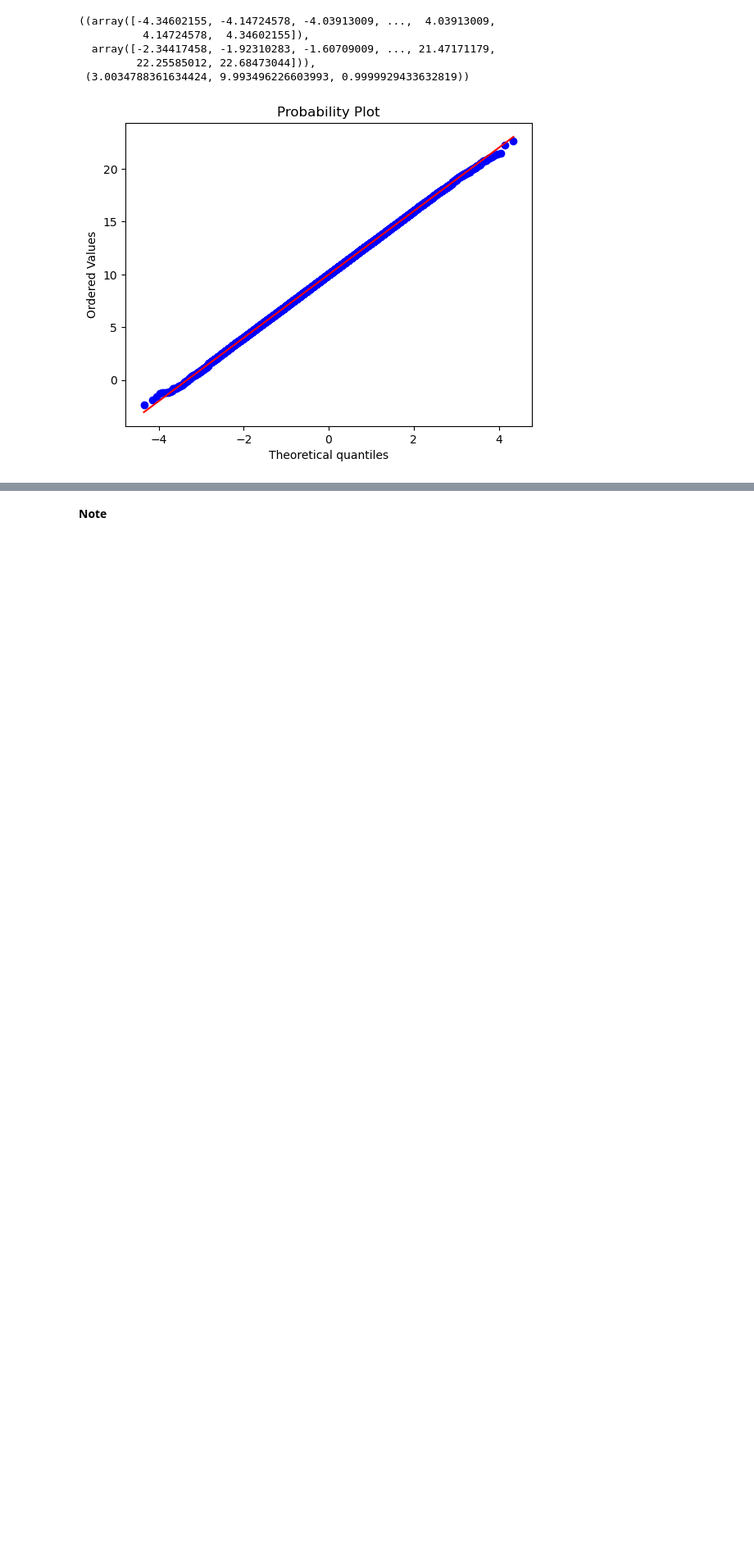
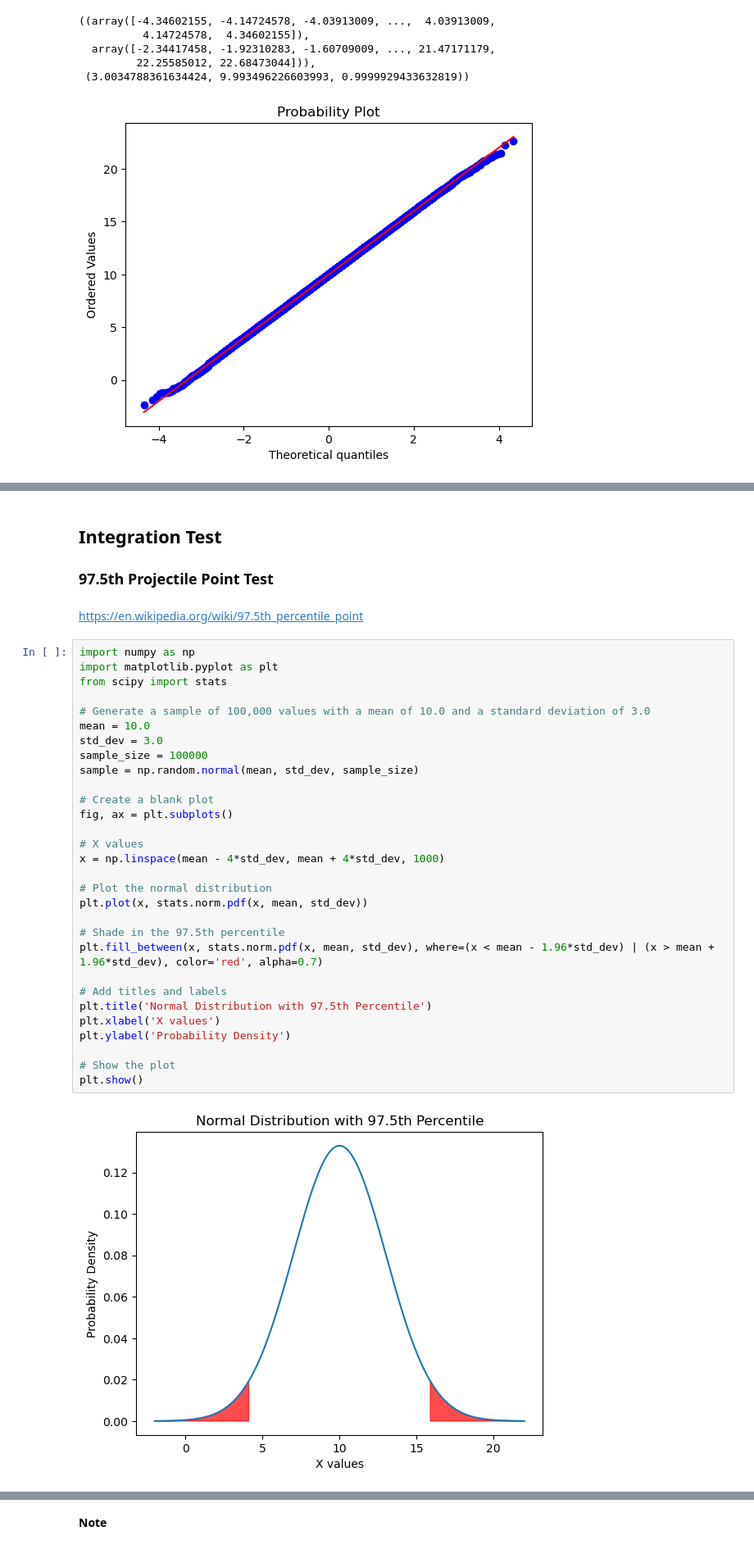
Before and after one commit to ECronin1973/Applied_Statistics_MyWork, a Jupyter notebook: tasks.ipynb, the cells around one changed output, grey strips where cells are left out. Shown: that part at 82% size. Drawn from its saved outputs; the diff is of its cells as text; blank space fills up the shorter version.

Commit message:
Task Two within Tasks.ipynb updated with presenting tests carried out in correct order

```diff
--- a/tasks.ipynb
+++ b/tasks.ipynb
@@ -744,3 +765,41 @@ plt.title(title)
 plt.show()
 # %% [output]
 [figure]
+# %% [markdown]
+## Integration Test
+
+### 97.5th Projectile Point Test
+# %% [markdown]
+https://en.wikipedia.org/wiki/97.5th_percentile_point
+# %%
+import numpy as np
+import matplotlib.pyplot as plt
+from scipy import stats
+
+# Generate a sample of 100,000 values with a mean of 10.0 and a standard deviation of 3.0
+mean = 10.0
+std_dev = 3.0
+sample_size = 100000
+sample = np.random.normal(mean, std_dev, sample_size)
+
+# Create a blank plot
+fig, ax = plt.subplots()
+
+# X values
+x = np.linspace(mean - 4*std_dev, mean + 4*std_dev, 1000)
+
+# Plot the normal distribution
+plt.plot(x, stats.norm.pdf(x, mean, std_dev))
+
+# Shade in the 97.5th percentile
+plt.fill_between(x, stats.norm.pdf(x, mean, std_dev), where=(x < mean - 1.96*std_dev) | (x > mean + 1.96*std_dev), color='red', alpha=0.7)
+
+# Add titles and labels
+plt.title('Normal Distribution with 97.5th Percentile')
+plt.xlabel('X values')
+plt.ylabel('Probability Density')
+
+# Show the plot
+plt.show()
+# %% [output]
+[figure, added]
```
Also changed, not shown: parts of 14 cells of this notebook.
